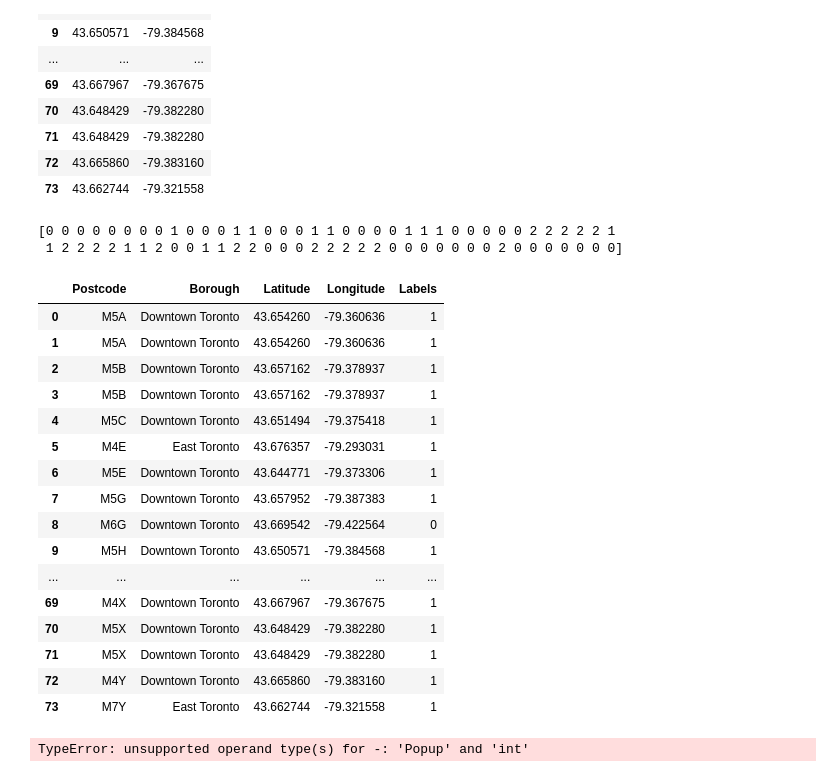
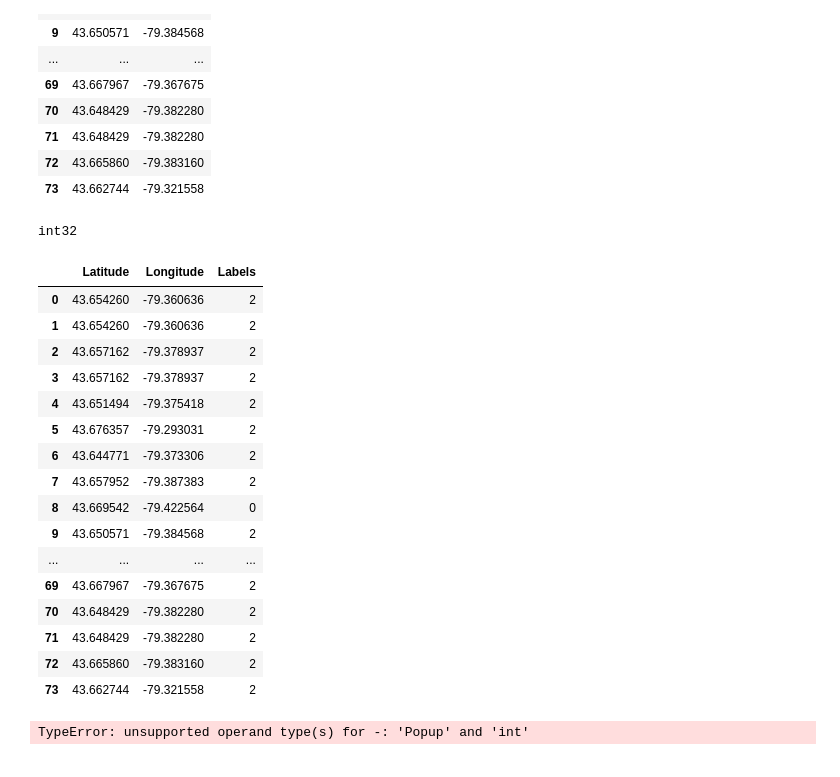
Before and after one commit to Devnathv/Coursera_Captstone, a Jupyter notebook: Capstone_Week3.ipynb, the cells around one changed output. Saved outputs shown, nothing was run; the diff lists cells and outputs as text; code cells hidden in the pictures.

```diff
--- a/Capstone_Week3.ipynb
+++ b/Capstone_Week3.ipynb
@@ -277,29 +277,28 @@ k_means = KMeans(init="k-means++", n_clusters=num_clusters, n_init=12)
 k_means.fit(df_clus)
 labels = k_means.labels_
 
-print(labels)
+print(labels.dtype)
 # %% [output]
-[0 0 0 0 0 0 0 0 1 0 0 0 1 1 0 0 0 1 1 0 0 0 0 1 1 1 0 0 0 0 0 2 2 2 2 2 1
- 1 2 2 2 2 1 1 2 0 0 1 1 2 2 0 0 0 2 2 2 2 2 0 0 0 0 0 0 0 2 0 0 0 0 0 0 0]
+int32
 # %%
-df_cluster['Labels']=labels
-df_cluster
+df_clus['Labels']=labels
+df_clus
 # %% [output]
-|  | Postcode | Borough | Latitude | Longitude | Labels |
-| 0 | M5A | Downtown Toronto | 43.654260 | -79.360636 | 1 |
-| 1 | M5A | Downtown Toronto | 43.654260 | -79.360636 | 1 |
-| 2 | M5B | Downtown Toronto | 43.657162 | -79.378937 | 1 |
-| 3 | M5B | Downtown Toronto | 43.657162 | -79.378937 | 1 |
-| 4 | M5C | Downtown Toronto | 43.651494 | -79.375418 | 1 |
-| 5 | M4E | East Toronto | 43.676357 | -79.293031 | 1 |
-| 6 | M5E | Downtown Toronto | 43.644771 | -79.373306 | 1 |
-| 7 | M5G | Downtown Toronto | 43.657952 | -79.387383 | 1 |
-| 8 | M6G | Downtown Toronto | 43.669542 | -79.422564 | 0 |
-| 9 | M5H | Downtown Toronto | 43.650571 | -79.384568 | 1 |
-| ... | ... | ... | ... | ... | ... |
-| 69 | M4X | Downtown Toronto | 43.667967 | -79.367675 | 1 |
-| 70 | M5X | Downtown Toronto | 43.648429 | -79.382280 | 1 |
-| 71 | M5X | Downtown Toronto | 43.648429 | -79.382280 | 1 |
-| 72 | M4Y | Downtown Toronto | 43.665860 | -79.383160 | 1 |
-| 73 | M7Y | East Toronto | 43.662744 | -79.321558 | 1 |
+|  | Latitude | Longitude | Labels |
+| 0 | 43.654260 | -79.360636 | 2 |
+| 1 | 43.654260 | -79.360636 | 2 |
+| 2 | 43.657162 | -79.378937 | 2 |
+| 3 | 43.657162 | -79.378937 | 2 |
+| 4 | 43.651494 | -79.375418 | 2 |
+| 5 | 43.676357 | -79.293031 | 2 |
+| 6 | 43.644771 | -79.373306 | 2 |
+| 7 | 43.657952 | -79.387383 | 2 |
+| 8 | 43.669542 | -79.422564 | 0 |
+| 9 | 43.650571 | -79.384568 | 2 |
+| ... | ... | ... | ... |
+| 69 | 43.667967 | -79.367675 | 2 |
+| 70 | 43.648429 | -79.382280 | 2 |
+| 71 | 43.648429 | -79.382280 | 2 |
+| 72 | 43.665860 | -79.383160 | 2 |
+| 73 | 43.662744 | -79.321558 | 2 |
 # %%
```
Also changed, not shown: parts of 1 cell of this notebook.
